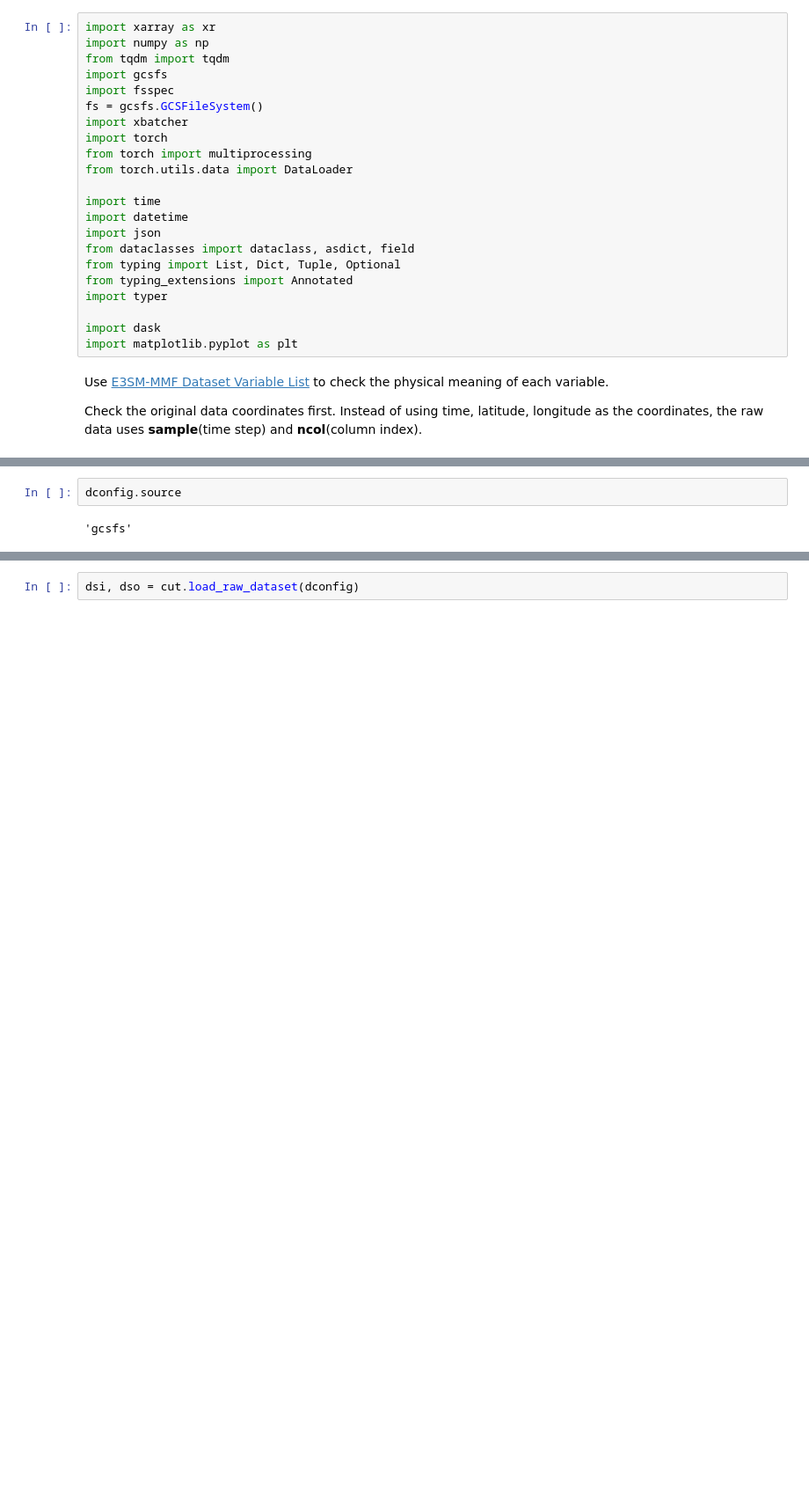
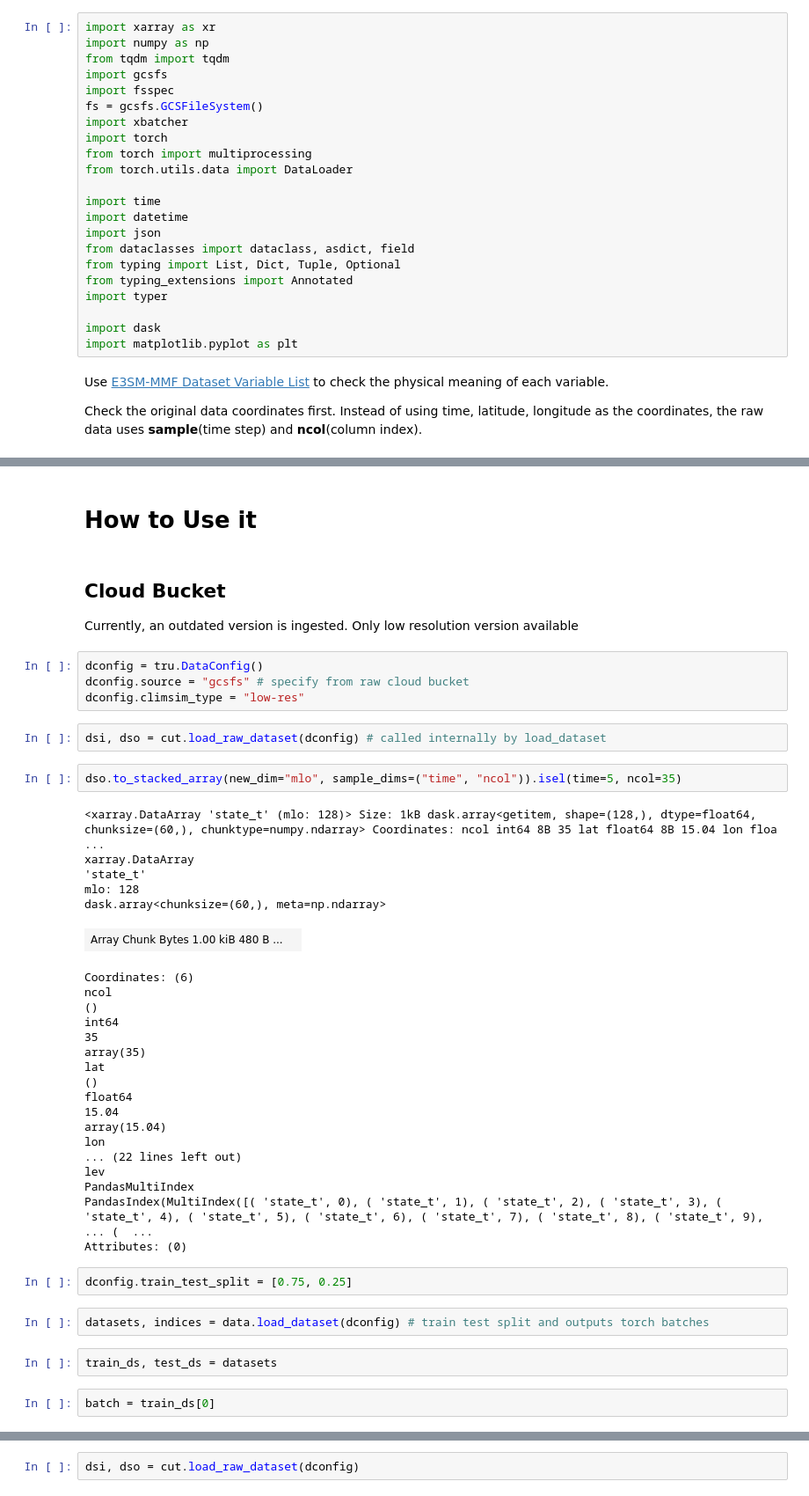
Before and after one commit to SammyAgrawal/diffusion-climsim, a Jupyter notebook: Processing_ClimSim.ipynb, the cells around one changed output, grey strips where cells are left out. Shown at 88% size. Cells and saved outputs as stored; diff of their text form; blank space fills up the shorter version.

```diff
--- a/Processing_ClimSim.ipynb
+++ b/Processing_ClimSim.ipynb
@@ -63,4 +53,45 @@ ds = dsets[0]
-# %%
-dconfig.source
-# %% [output]
-'gcsfs'
+# %% [markdown]
+# How to Use it
+# %% [markdown]
+## Cloud Bucket
+Currently, an outdated version is ingested. Only low resolution version available
+# %%
+dconfig = tru.DataConfig()
+dconfig.source = "gcsfs" # specify from raw cloud bucket
+dconfig.climsim_type = "low-res"
+# %%
+dsi, dso = cut.load_raw_dataset(dconfig) # called internally by load_dataset
+# %%
+dso.to_stacked_array(new_dim="mlo", sample_dims=("time", "ncol")).isel(time=5, ncol=35)
+# %% [output]
+<xarray.DataArray 'state_t' (mlo: 128)> Size: 1kB dask.array<getitem, shape=(128,), dtype=float64, chunksize=(60,), chunktype=numpy.ndarray> Coordinates: ncol int64 8B 35 lat float64 8B 15.04 lon floa ...
+xarray.DataArray
+'state_t'
+mlo: 128
+dask.array<chunksize=(60,), meta=np.ndarray>
+| Array Chunk Bytes 1.00 kiB 480 B ... |  |
+Coordinates: (6)
+ncol
+()
+int64
+35
+array(35)
+lat
+()
+float64
+15.04
+array(15.04)
+lon
+... (22 lines left out)
+lev
+PandasMultiIndex
+PandasIndex(MultiIndex([( 'state_t', 0), ( 'state_t', 1), ( 'state_t', 2), ( 'state_t', 3), ( 'state_t', 4), ( 'state_t', 5), ( 'state_t', 6), ( 'state_t', 7), ( 'state_t', 8), ( 'state_t', 9), ... (  ...
+Attributes: (0)
+# %%
+dconfig.train_test_split = [0.75, 0.25]
+# %%
+datasets, indices = data.load_dataset(dconfig) # train test split and outputs torch batches
+# %%
+train_ds, test_ds = datasets
+# %%
+batch = train_ds[0]
```
Also changed, not shown: parts of 19 cells of this notebook, 4 other files.
